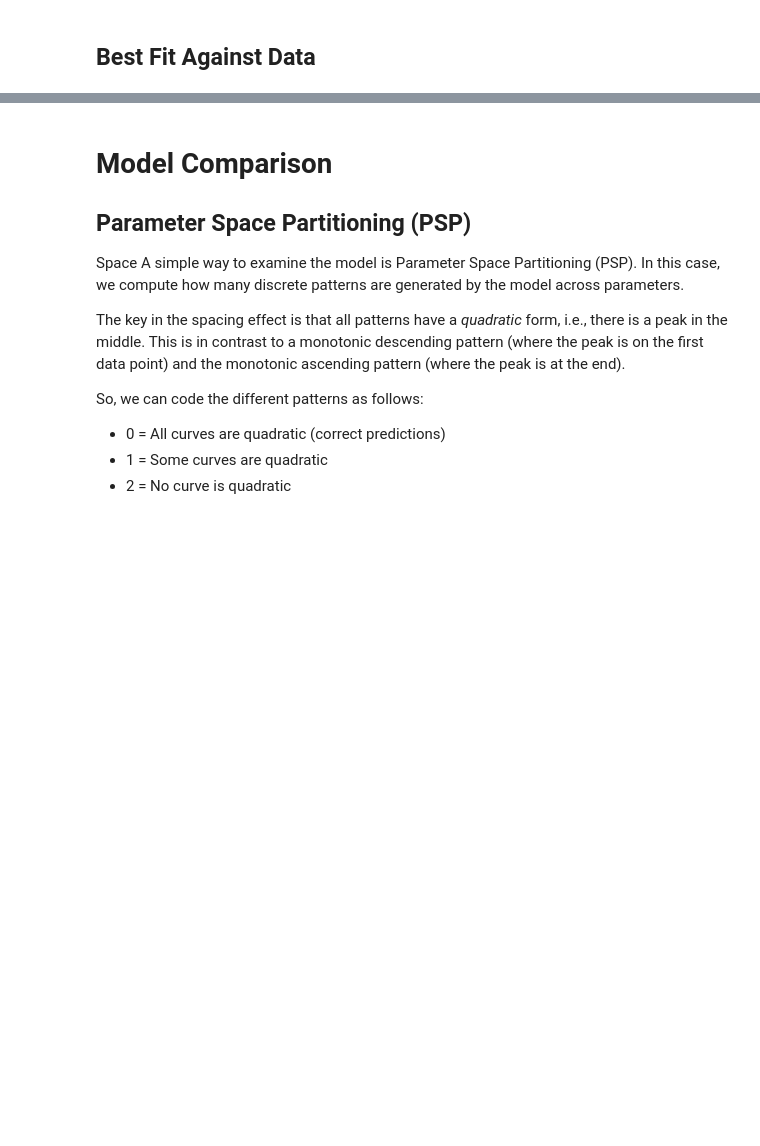
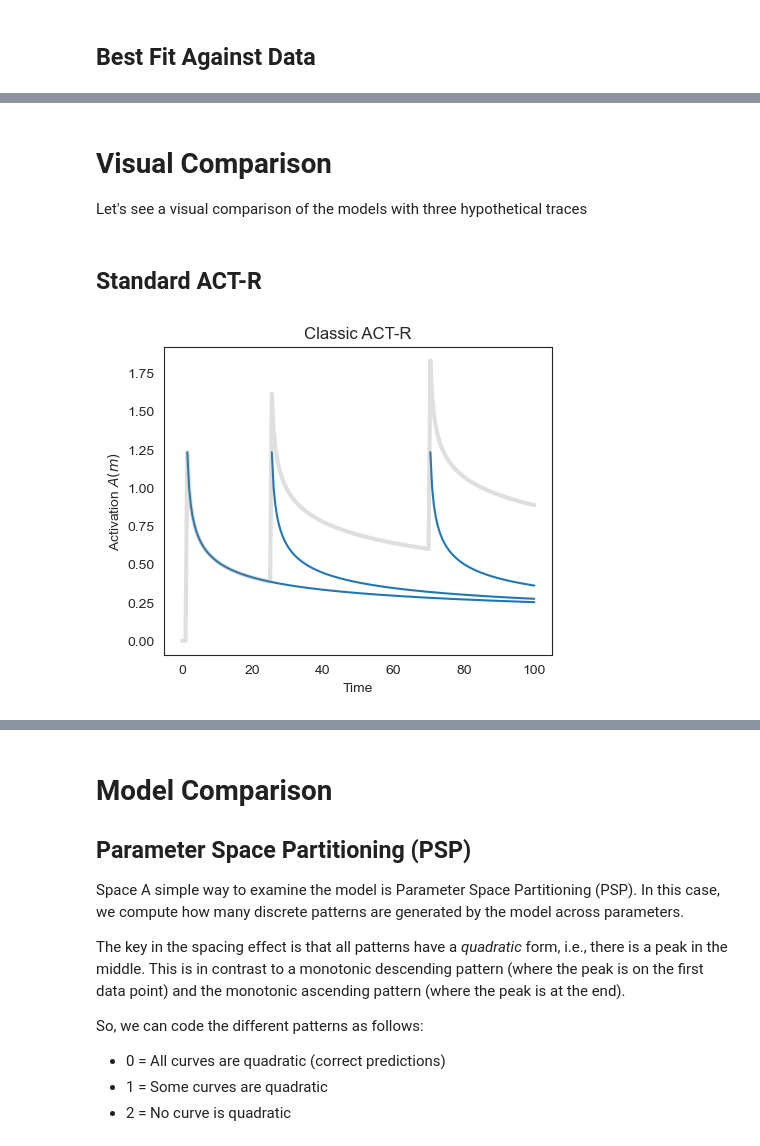
Before and after one commit to UWCCDL/SpacingEffect, a Jupyter notebook: spacing.ipynb, the cells around one changed output, grey strips where cells are left out. Drawn from its saved outputs; the diff is of its cells as text; code cells hidden in the pictures; blank space fills up the shorter version.

Commit message:
Added graphics from ACT-R Workshop

```diff
--- a/spacing.ipynb
+++ b/spacing.ipynb
@@ -373,0 +341,36 @@ plt.show()
+# %% [markdown]
+# Visual Comparison
+
+Let's see a visual comparison of the models with three hypothetical traces
+# %%
+traces = [1, 25, 70]
+time = np.linspace(0, 100, 201)
+d = 0.5
+# %% [markdown]
+## Standard ACT-R
+# %%
+sns.set_style("white")
+colors = plt.rcParams['axes.prop_cycle'].by_key()['color']
+
+def trace_activation(time, creation, d = 0.3):
+    if time <= creation:
+        return np.NaN
+    else:
+        return  (time - creation) ** -d
+
+fig, ax = plt.subplots()
+fig.set_size_inches(5,4)
+
+memory = np.zeros(time.size)
+
+for t in traces:
+    trace = [trace_activation(x, t) for x in time]
+    ax.plot(time, trace, color=colors[0])
+    memory += [x if x is not np.NaN else 0 for x in trace ]
+ax.plot(time, memory, linewidth=3, color="grey", alpha=0.25)
+ax.set_xlabel("Time")
+ax.set_ylabel("Activation $A(m)$")
+ax.set_title("Classic ACT-R")
+plt.show()
+# %% [output]
+[figure, added]
```
Also changed, not shown: parts of 19 cells of this notebook.
